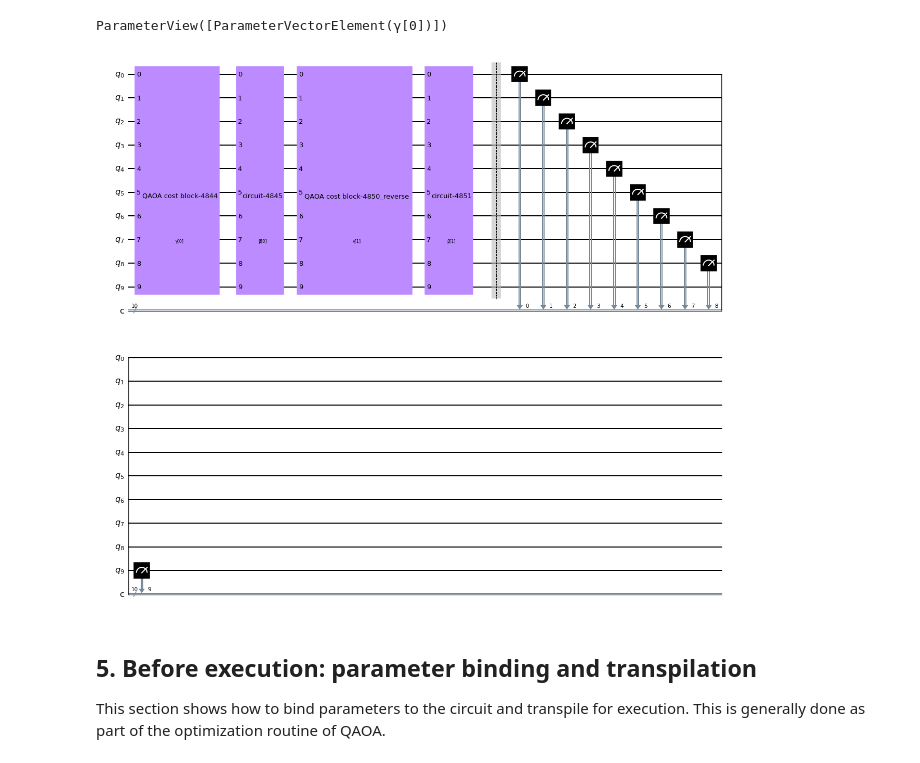
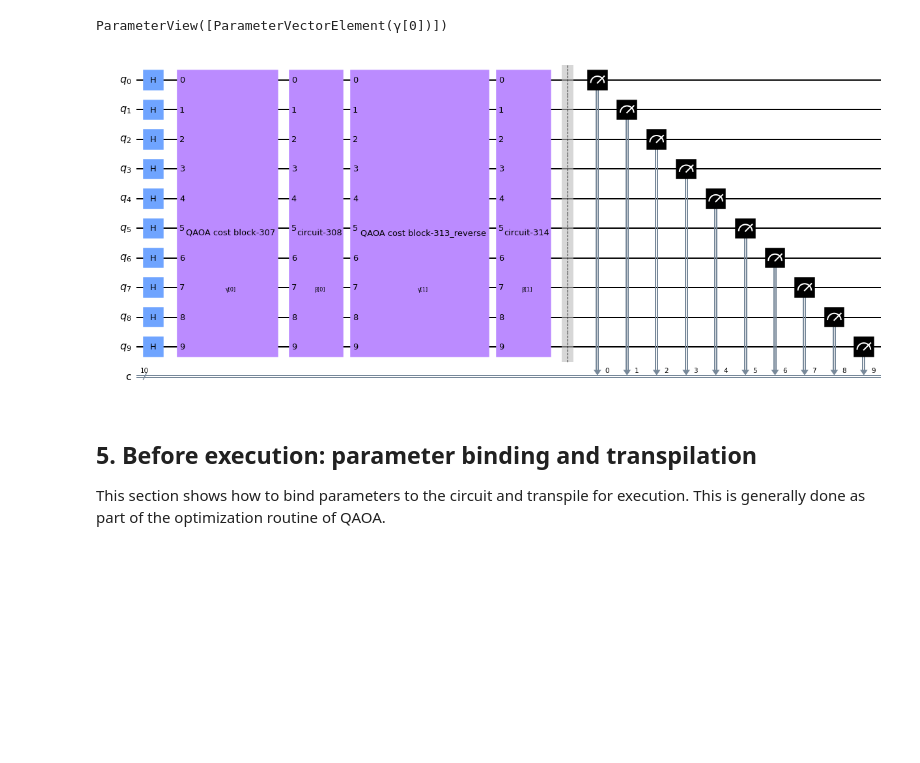
Before and after one commit to qiskit-community/qopt-best-practices, a Jupyter notebook: how_tos/how_to_build_qaoa_swap_circuit.ipynb, the cells around one changed output. Saved outputs shown, nothing was run; the diff lists cells and outputs as text; code cells hidden in the pictures; blank space fills up the shorter version.

```diff
--- a/how_tos/how_to_build_qaoa_swap_circuit.ipynb
+++ b/how_tos/how_to_build_qaoa_swap_circuit.ipynb
@@ -137,34 +137,44 @@ ParameterView([ParameterVectorElement(γ[0])])
 from qiskit.circuit import ParameterVector, Parameter
 
 qaoa_circuit = QuantumCircuit(num_qubits, num_qubits)
 
+# add here initial state, in this case --> all H
+qaoa_circuit.h(range(num_qubits))
+
+# create a gamma and beta parameter per layer
 gammas = ParameterVector("γ", qaoa_layers)
 betas = ParameterVector("β", qaoa_layers)
 
+# define mixer layer, in this case --> rx
 mixer_layer = QuantumCircuit(num_qubits)
 mixer_layer.rx(betas[0], range(num_qubits))
 
 # iterate over number of qaoa layers
 for layer in range(qaoa_layers):
+    # assign parameters corresponding to layer
     cost = swapped_cost_layer.assign_parameters({swapped_cost_layer.parameters[0]: gammas[layer]})
     mixer = mixer_layer.assign_parameters({mixer_layer.parameters[0]: betas[layer]})
 
     if layer % 2 == 0:
+        # even layer -> append cost
        qaoa_circuit.append(cost, range(num_qubits))
     else:
+        # odd layer -> append reversed cost
        qaoa_circuit.append(cost.reverse_ops(), range(num_qubits))
 
+    # the mixer layer is not reversed
     qaoa_circuit.append(mixer, range(num_qubits))
 
 qaoa_circuit.barrier()
 
+# iterate over measurement map to recover permutations
 for qidx, cidx in meas_map.items():
     qaoa_circuit.measure(qidx, cidx)
 
 qaoa_circuit.decompose()
 qaoa_circuit.draw('mpl')
 # %% [output]
-[figure, old version]
+[figure, new version]
 # %% [markdown]
 ## 5. Before execution: parameter binding and transpilation
 
```
Also changed, not shown: parts of 1 cell of this notebook, 4 other files.
